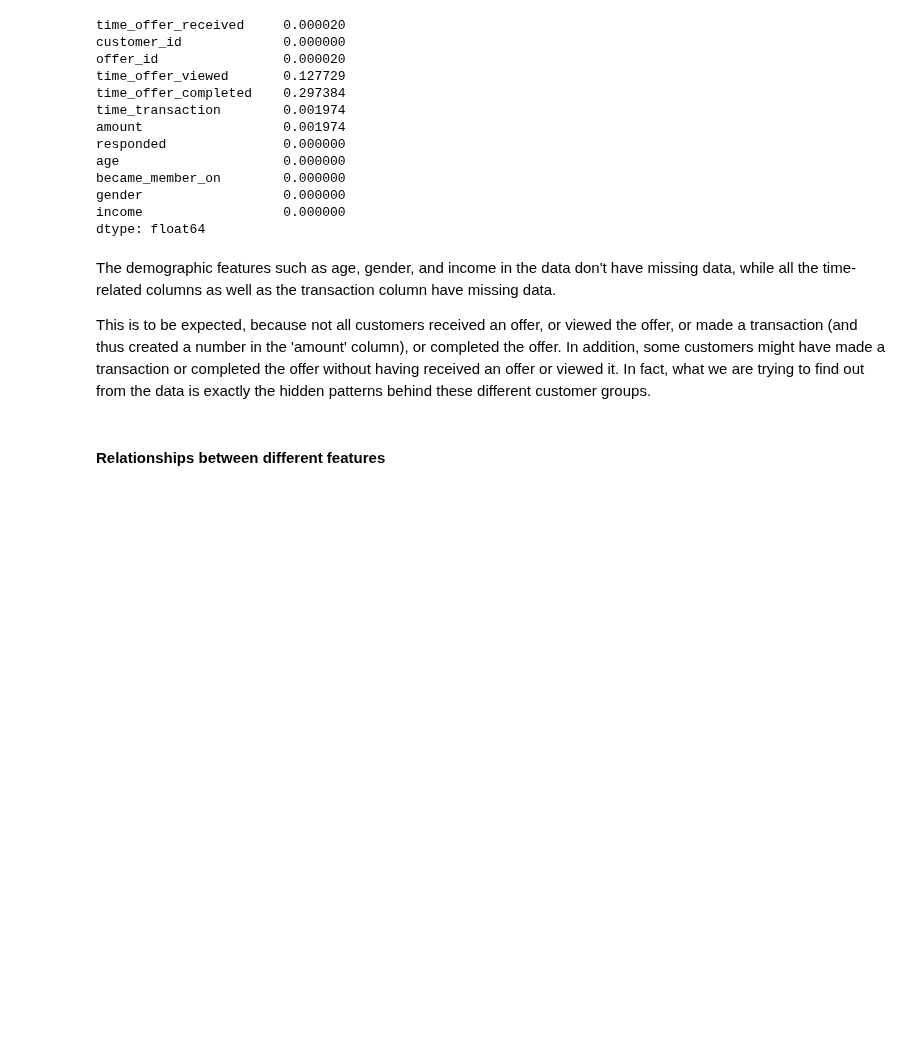
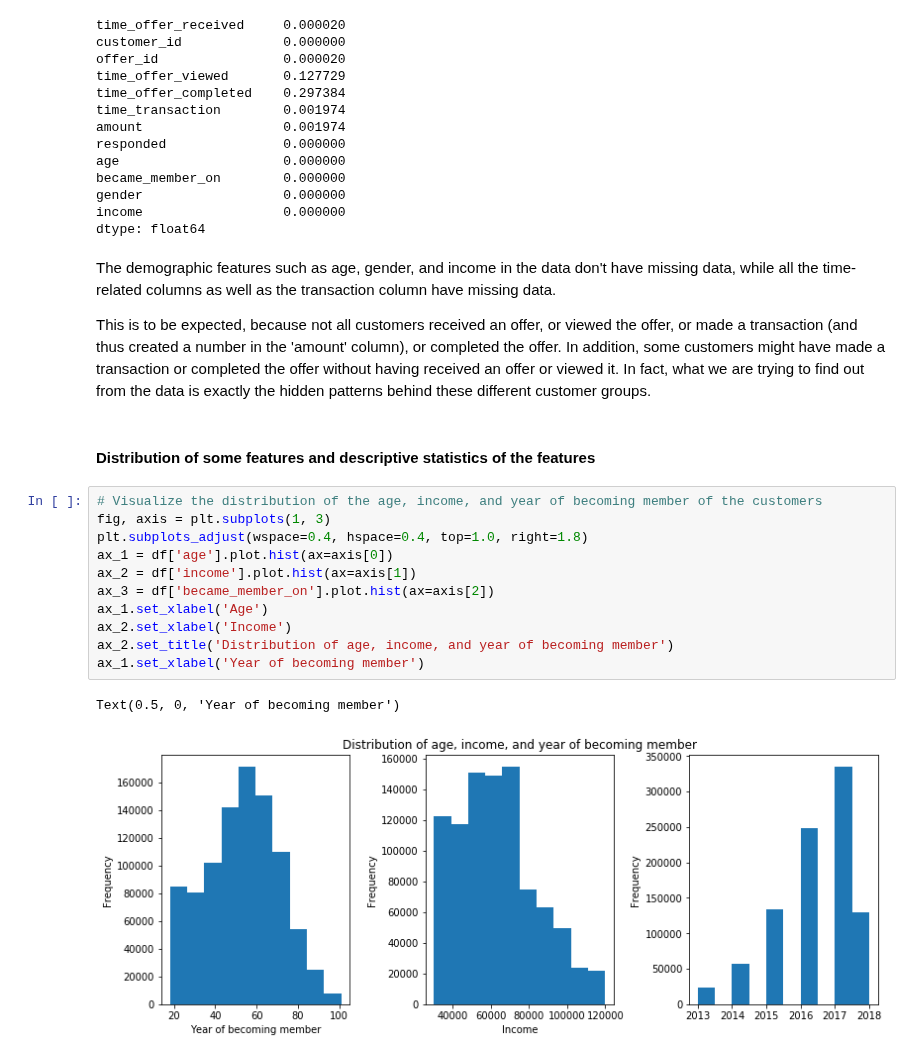
Before and after one commit to Kilie/starbucks, a Jupyter notebook: Starbucks_Capstone_notebook.ipynb, the cells around one changed output. Saved outputs shown, nothing was run; the diff lists cells and outputs as text; blank space fills up the shorter version.

```diff
--- a/Starbucks_Capstone_notebook.ipynb
+++ b/Starbucks_Capstone_notebook.ipynb
@@ -538,5 +540,19 @@ dtype: float64
 The demographic features such as age, gender, and income in the data don't have missing data, while all the time-related columns as well as the transaction column have missing data.
 
 This is to be expected, because not all customers received an offer, or viewed the offer, or made a transaction (and thus created a number in the 'amount' column), or completed the offer. In addition, some customers might have made a transaction or completed the offer without having received an offer or viewed it. In fact, what we are trying to find out from the data is exactly the hidden patterns behind these different customer groups.
-# %% [markdown]
-#### Relationships between different features
+# %% [markdown]
+#### Distribution of some features and descriptive statistics of the features
+# %%
+# Visualize the distribution of the age, income, and year of becoming member of the customers
+fig, axis = plt.subplots(1, 3)
+plt.subplots_adjust(wspace=0.4, hspace=0.4, top=1.0, right=1.8)
+ax_1 = df['age'].plot.hist(ax=axis[0])
+ax_2 = df['income'].plot.hist(ax=axis[1])
+ax_3 = df['became_member_on'].plot.hist(ax=axis[2])
+ax_1.set_xlabel('Age')
+ax_2.set_xlabel('Income')
+ax_2.set_title('Distribution of age, income, and year of becoming member')
+ax_1.set_xlabel('Year of becoming member')
+# %% [output]
+Text(0.5, 0, 'Year of becoming member')
+[figure, added]
```
Also changed, not shown: parts of 11 cells of this notebook.
